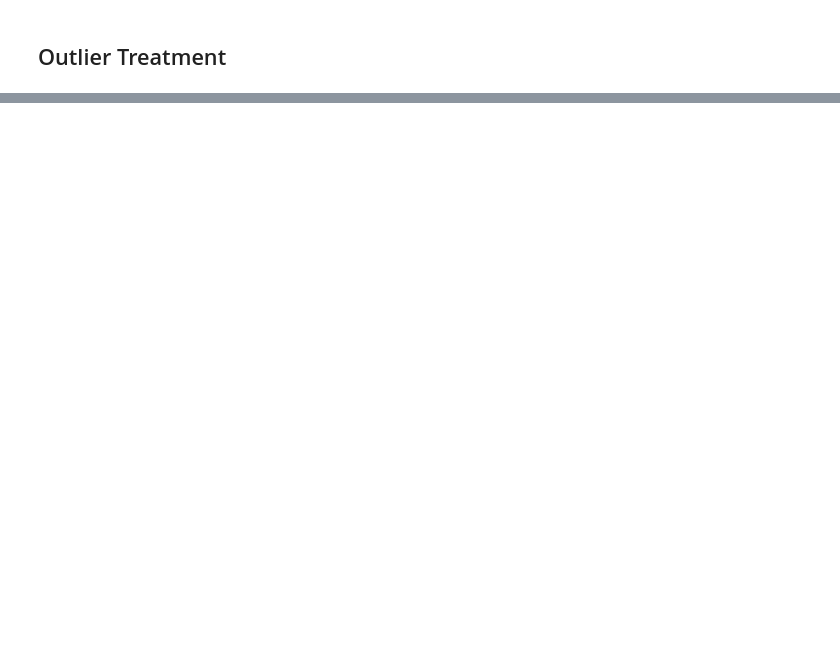
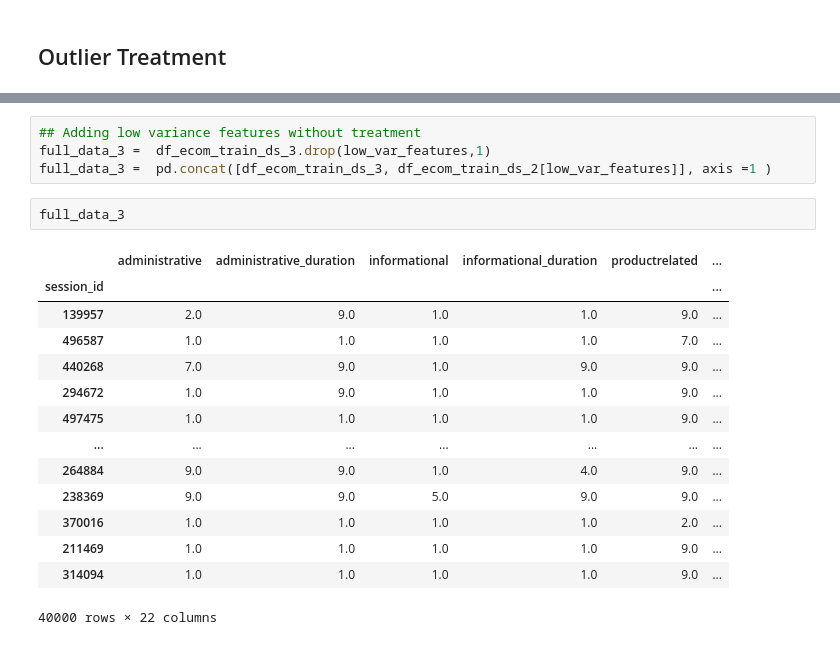
Before and after one commit to mbhoge/ml-hackathon-1, a Jupyter notebook: Hackathon-EDA-MB.ipynb, the cells around one changed output, grey strips where cells are left out. Drawn from its saved outputs; the diff is of its cells as text; blank space fills up the shorter version.

```diff
--- a/Hackathon-EDA-MB.ipynb
+++ b/Hackathon-EDA-MB.ipynb
@@ -246,0 +372,21 @@ Name: weekend, Length: 40000, dtype: bool
+# %%
+## Adding low variance features without treatment
+full_data_3 =  df_ecom_train_ds_3.drop(low_var_features,1)
+full_data_3 =  pd.concat([df_ecom_train_ds_3, df_ecom_train_ds_2[low_var_features]], axis =1 )
+# %%
+full_data_3
+# %% [output]
+|  | administrative | administrative_duration | informational | informational_duration | productrelated | ... |
+| session_id |  |  |  |  |  | ... |
+| 139957 | 2.0 | 9.0 | 1.0 | 1.0 | 9.0 | ... |
+| 496587 | 1.0 | 1.0 | 1.0 | 1.0 | 7.0 | ... |
+| 440268 | 7.0 | 9.0 | 1.0 | 9.0 | 9.0 | ... |
+| 294672 | 1.0 | 9.0 | 1.0 | 1.0 | 9.0 | ... |
+| 497475 | 1.0 | 1.0 | 1.0 | 1.0 | 9.0 | ... |
+| ... | ... | ... | ... | ... | ... | ... |
+| 264884 | 9.0 | 9.0 | 1.0 | 4.0 | 9.0 | ... |
+| 238369 | 9.0 | 9.0 | 5.0 | 9.0 | 9.0 | ... |
+| 370016 | 1.0 | 1.0 | 1.0 | 1.0 | 2.0 | ... |
+| 211469 | 1.0 | 1.0 | 1.0 | 1.0 | 9.0 | ... |
+| 314094 | 1.0 | 1.0 | 1.0 | 1.0 | 9.0 | ... |
+40000 rows × 22 columns
```
Also changed, not shown: parts of 10 cells of this notebook.
